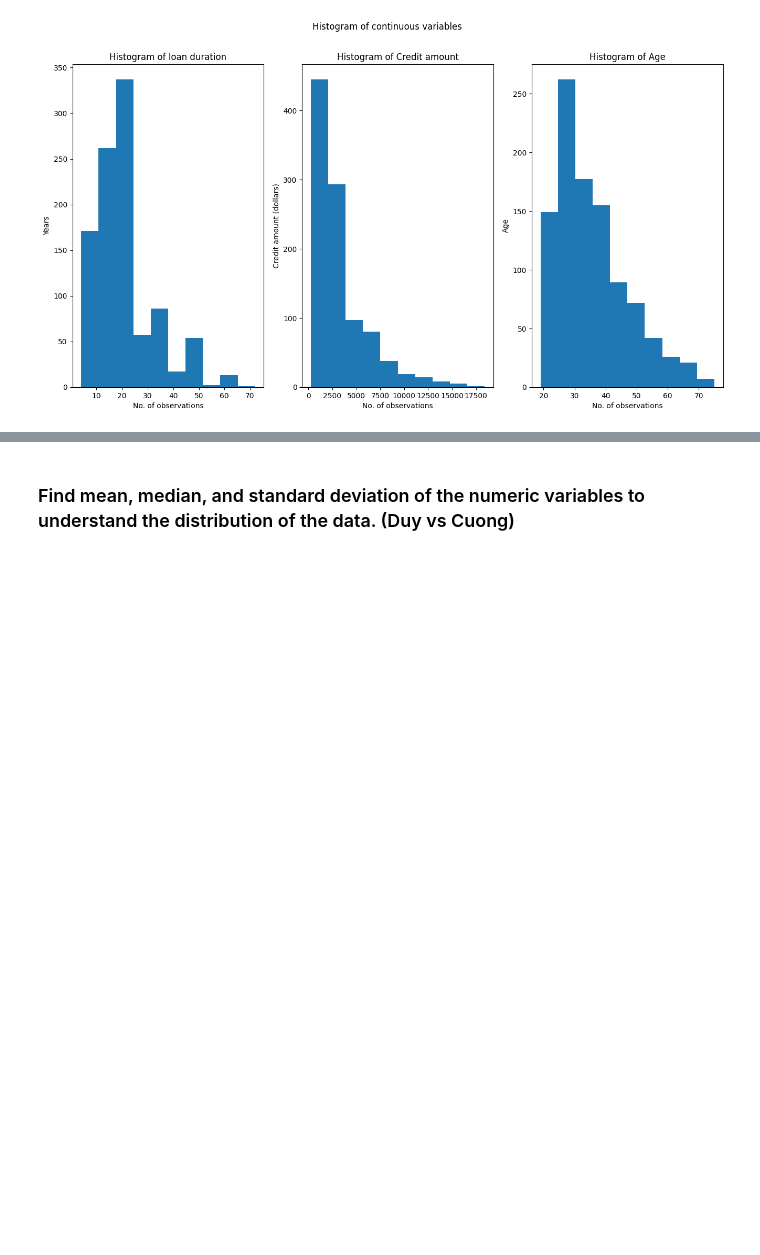
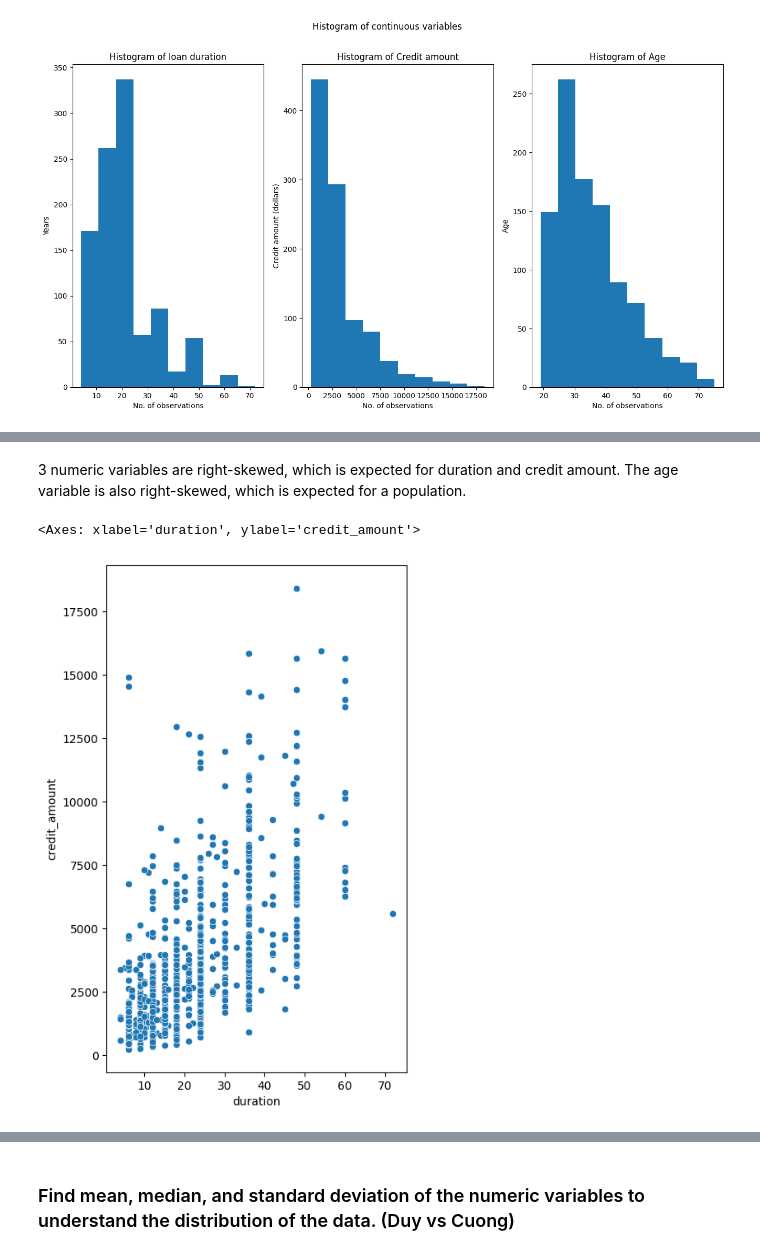
Before and after one commit to Drissdo185/Static-Method-Project, a Jupyter notebook: Statistic.ipynb, the cells around one changed output, grey strips where cells are left out. Drawn from its saved outputs; the diff is of its cells as text; code cells hidden in the pictures; blank space fills up the shorter version.

```diff
--- a/Statistic.ipynb
+++ b/Statistic.ipynb
@@ -179,0 +215,10 @@ axes[2].set_title('Histogram of Age');
+# %% [markdown]
+3 numeric variables are right-skewed, which is expected for duration and credit amount. The age variable is also right-skewed, which is expected for a population.
+# %%
+## Scatter plot
+plt.figure(figsize=(16,8))
+plt.subplot(1,3,1)
+sns.scatterplot(x='duration',y='credit_amount' ,data=sub_df)
+# %% [output]
+<Axes: xlabel='duration', ylabel='credit_amount'>
+[figure, added]
```
Also changed, not shown: parts of 13 cells of this notebook.
